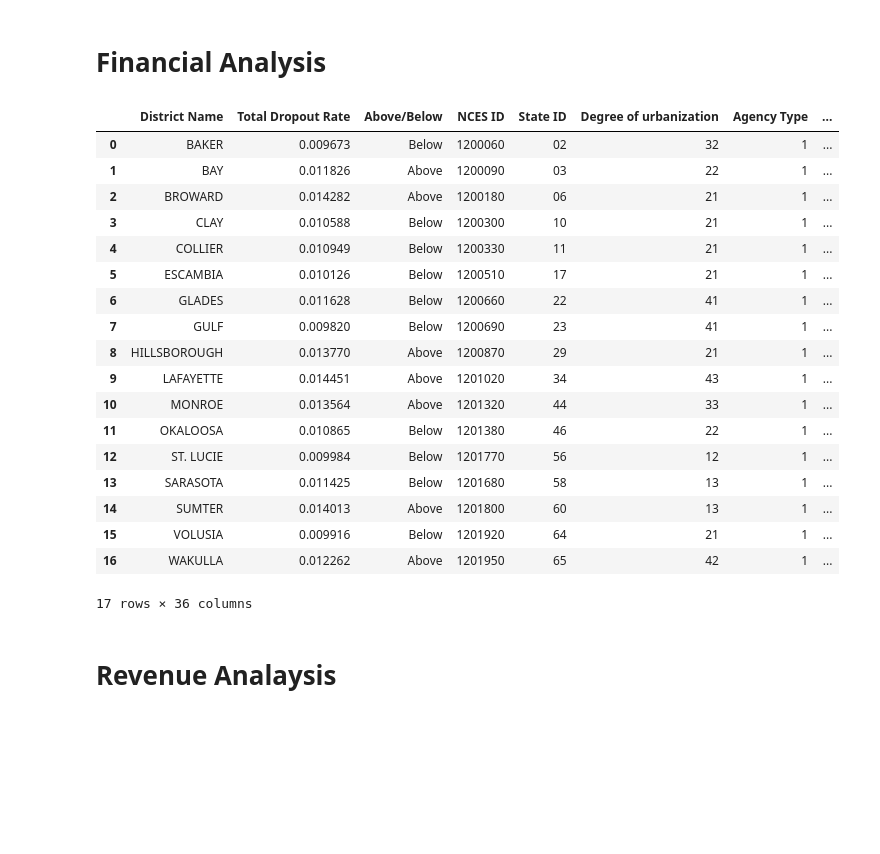
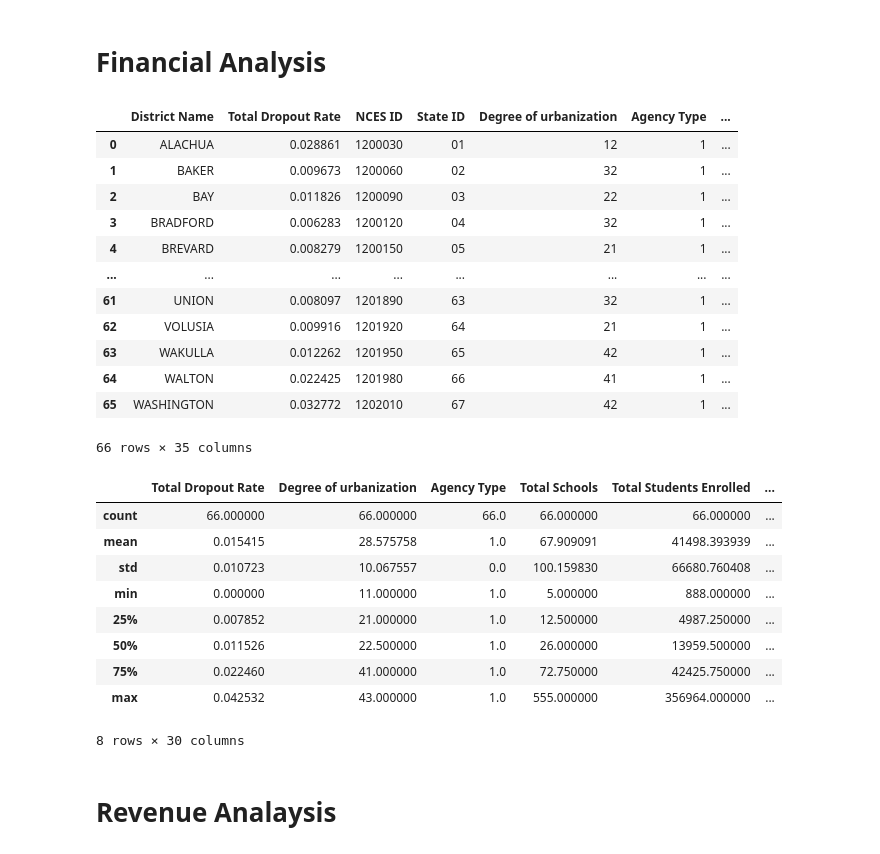
Before and after one commit to jjwilliams11/project1, a Jupyter notebook: Education_Dropout/FL_Education_Dropout_JJ.ipynb, the cells around one changed output. Cells and saved outputs as stored; diff of their text form; code cells hidden in the pictures; blank space fills up the shorter version.

```diff
--- a/Education_Dropout/FL_Education_Dropout_JJ.ipynb
+++ b/Education_Dropout/FL_Education_Dropout_JJ.ipynb
@@ -461,7 +401,7 @@ median
 # %%
-#Establish a dateframe with the school districts that fit within our range of the median
-florida_dropout_rate_median = florida_dropout_rate.loc[(florida_dropout_rate["Total Dropout Rate"] > median - .002) & (florida_dropout_rate["Total Dropout Rate"] < median + .003)]
+# #Establish a dateframe with the school districts that fit within our range of the median
+# florida_dropout_rate_median = florida_dropout_rate.loc[(florida_dropout_rate["Total Dropout Rate"] > median - .002) & (florida_dropout_rate["Total Dropout Rate"] < median + .003)]
 
-# Establish a districts list to use as reference later in the analysis phase
-districts = florida_dropout_rate_median["District Name"]
-florida_dropout_rate_median
+# # Establish a districts list to use as reference later in the analysis phase
+# districts = florida_dropout_rate_median["District Name"]
+# florida_dropout_rate_median
@@ -546,26 +422,33 @@ florida_dropout_rate_median_below
 # Financial Analysis
 # %%
 # Pulling all financial data for districts for analysis
-fl_district_financials = pd.merge(florida_dropout_rate_median,fl_nces_combined, on="District Name")
+fl_district_financials = pd.merge(clean_dropout_rate,fl_nces_combined, on="District Name")
 districts_financials = fl_district_financials[fl_district_financials["District Name"].isin(districts)]
 districts_financials
 # %% [output]
-|  | District Name | Total Dropout Rate | Above/Below | NCES ID | State ID | Degree of urbanization | Agency Type | ... |
-| 0 | BAKER | 0.009673 | Below | 1200060 | 02 | 32 | 1 | ... |
-| 1 | BAY | 0.011826 | Above | 1200090 | 03 | 22 | 1 | ... |
-| 2 | BROWARD | 0.014282 | Above | 1200180 | 06 | 21 | 1 | ... |
-| 3 | CLAY | 0.010588 | Below | 1200300 | 10 | 21 | 1 | ... |
-| 4 | COLLIER | 0.010949 | Below | 1200330 | 11 | 21 | 1 | ... |
-| 5 | ESCAMBIA | 0.010126 | Below | 1200510 | 17 | 21 | 1 | ... |
-| 6 | GLADES | 0.011628 | Below | 1200660 | 22 | 41 | 1 | ... |
-| 7 | GULF | 0.009820 | Below | 1200690 | 23 | 41 | 1 | ... |
-| 8 | HILLSBOROUGH | 0.013770 | Above | 1200870 | 29 | 21 | 1 | ... |
-| 9 | LAFAYETTE | 0.014451 | Above | 1201020 | 34 | 43 | 1 | ... |
-| 10 | MONROE | 0.013564 | Above | 1201320 | 44 | 33 | 1 | ... |
-| 11 | OKALOOSA | 0.010865 | Below | 1201380 | 46 | 22 | 1 | ... |
-| 12 | ST. LUCIE | 0.009984 | Below | 1201770 | 56 | 12 | 1 | ... |
-| 13 | SARASOTA | 0.011425 | Below | 1201680 | 58 | 13 | 1 | ... |
-| 14 | SUMTER | 0.014013 | Above | 1201800 | 60 | 13 | 1 | ... |
-| 15 | VOLUSIA | 0.009916 | Below | 1201920 | 64 | 21 | 1 | ... |
-| 16 | WAKULLA | 0.012262 | Above | 1201950 | 65 | 42 | 1 | ... |
+|  | District Name | Total Dropout Rate | NCES ID | State ID | Degree of urbanization | Agency Type | ... |
+| 0 | ALACHUA | 0.028861 | 1200030 | 01 | 12 | 1 | ... |
+| 1 | BAKER | 0.009673 | 1200060 | 02 | 32 | 1 | ... |
+| 2 | BAY | 0.011826 | 1200090 | 03 | 22 | 1 | ... |
+| 3 | BRADFORD | 0.006283 | 1200120 | 04 | 32 | 1 | ... |
+| 4 | BREVARD | 0.008279 | 1200150 | 05 | 21 | 1 | ... |
+| ... | ... | ... | ... | ... | ... | ... | ... |
+| 61 | UNION | 0.008097 | 1201890 | 63 | 32 | 1 | ... |
+| 62 | VOLUSIA | 0.009916 | 1201920 | 64 | 21 | 1 | ... |
+| 63 | WAKULLA | 0.012262 | 1201950 | 65 | 42 | 1 | ... |
+| 64 | WALTON | 0.022425 | 1201980 | 66 | 41 | 1 | ... |
+| 65 | WASHINGTON | 0.032772 | 1202010 | 67 | 42 | 1 | ... |
-17 rows × 36 columns
+66 rows × 35 columns
+# %%
+districts_financials.describe()
+# %% [output]
+|  | Total Dropout Rate | Degree of urbanization | Agency Type | Total Schools | Total Students Enrolled | ... |
+| count | 66.000000 | 66.000000 | 66.0 | 66.000000 | 66.000000 | ... |
+| mean | 0.015415 | 28.575758 | 1.0 | 67.909091 | 41498.393939 | ... |
+| std | 0.010723 | 10.067557 | 0.0 | 100.159830 | 66680.760408 | ... |
+| min | 0.000000 | 11.000000 | 1.0 | 5.000000 | 888.000000 | ... |
+| 25% | 0.007852 | 21.000000 | 1.0 | 12.500000 | 4987.250000 | ... |
+| 50% | 0.011526 | 22.500000 | 1.0 | 26.000000 | 13959.500000 | ... |
+| 75% | 0.022460 | 41.000000 | 1.0 | 72.750000 | 42425.750000 | ... |
+| max | 0.042532 | 43.000000 | 1.0 | 555.000000 | 356964.000000 | ... |
+8 rows × 30 columns
```
Also changed, not shown: parts of 43 cells of this notebook.
